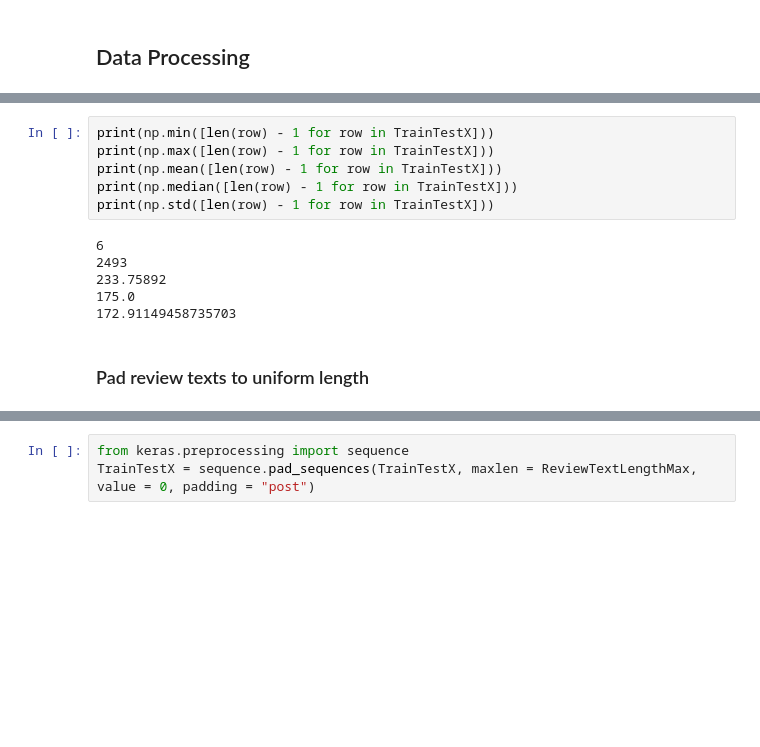
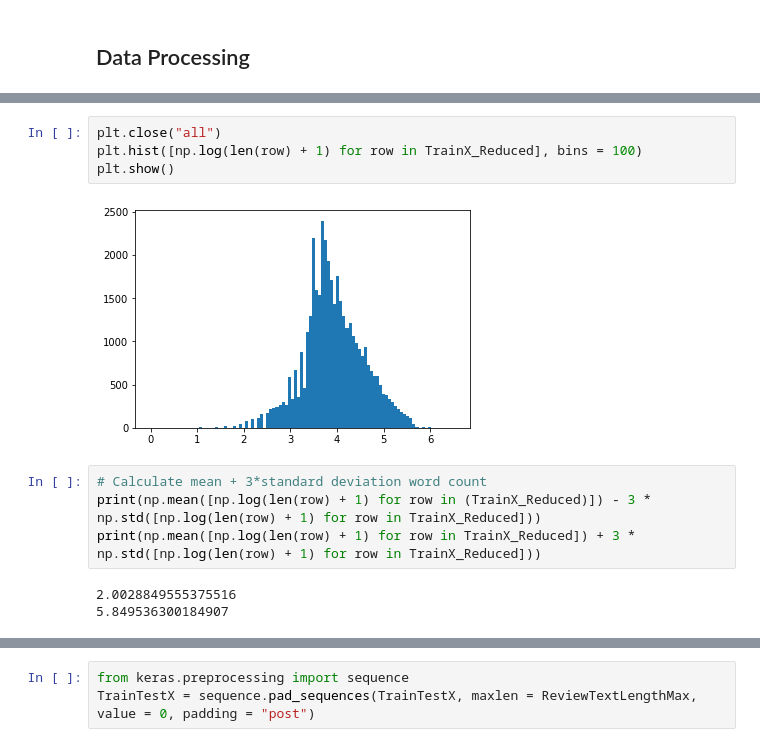
Before and after one commit to NormanHung/IMDB-Sentiment, a Jupyter notebook: SentimentAnalysis.ipynb, the cells around one changed output, grey strips where cells are left out. Drawn from its saved outputs; the diff is of its cells as text; blank space fills up the shorter version.

```diff
--- a/SentimentAnalysis.ipynb
+++ b/SentimentAnalysis.ipynb
@@ -133,14 +239,13 @@ def GetArrayStats(ArrayData):
+# %%
+plt.close("all")
+plt.hist([np.log(len(row) + 1) for row in TrainX_Reduced], bins = 100)
+plt.show()
+# %% [output]
+[figure, added]
 # %%
-print(np.min([len(row) - 1 for row in TrainTestX]))
-print(np.max([len(row) - 1 for row in TrainTestX]))
-print(np.mean([len(row) - 1 for row in TrainTestX]))
-print(np.median([len(row) - 1 for row in TrainTestX]))
-print(np.std([len(row) - 1 for row in TrainTestX]))
+# Calculate mean + 3*standard deviation word count
+print(np.mean([np.log(len(row) + 1) for row in (TrainX_Reduced)]) - 3 * np.std([np.log(len(row) + 1) for row in TrainX_Reduced]))
+print(np.mean([np.log(len(row) + 1) for row in TrainX_Reduced]) + 3 * np.std([np.log(len(row) + 1) for row in TrainX_Reduced]))
 # %% [output]
-6
-2493
-233.75892
-175.0
-172.91149458735703
+2.0028849555375516
+5.849536300184907
-# %% [markdown]
-### Pad review texts to uniform length
```
Also changed, not shown: parts of 120 cells of this notebook.
